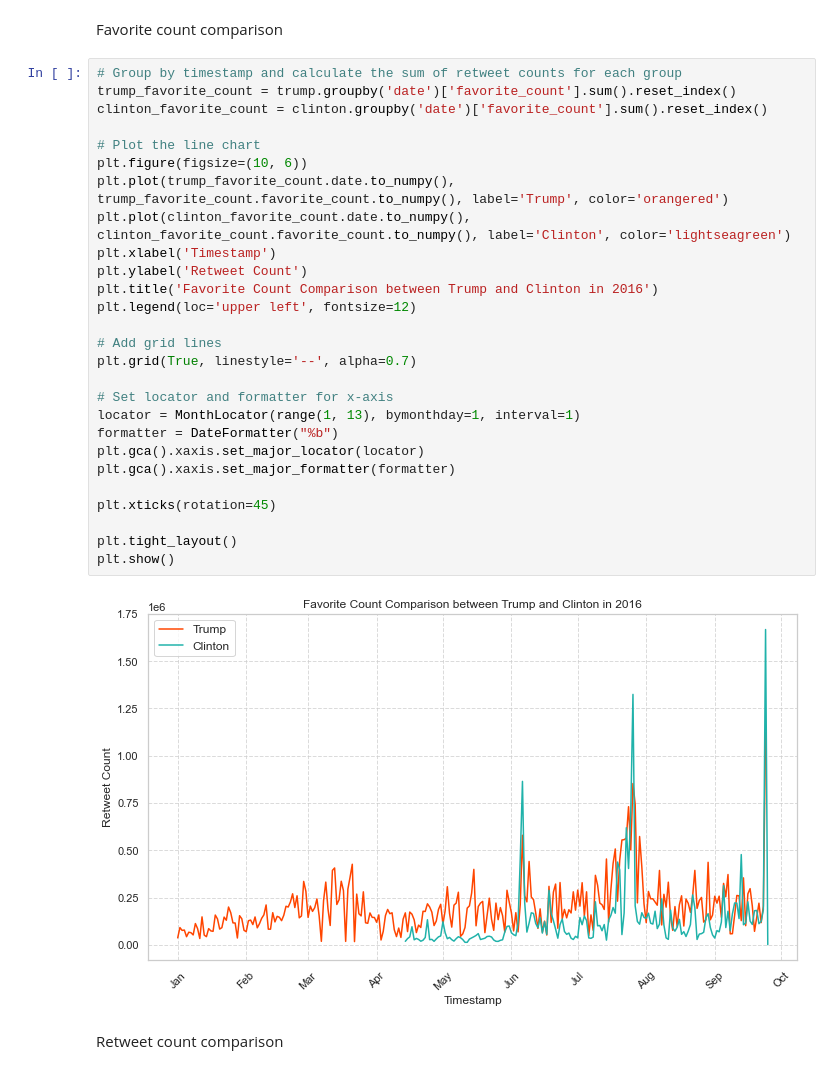
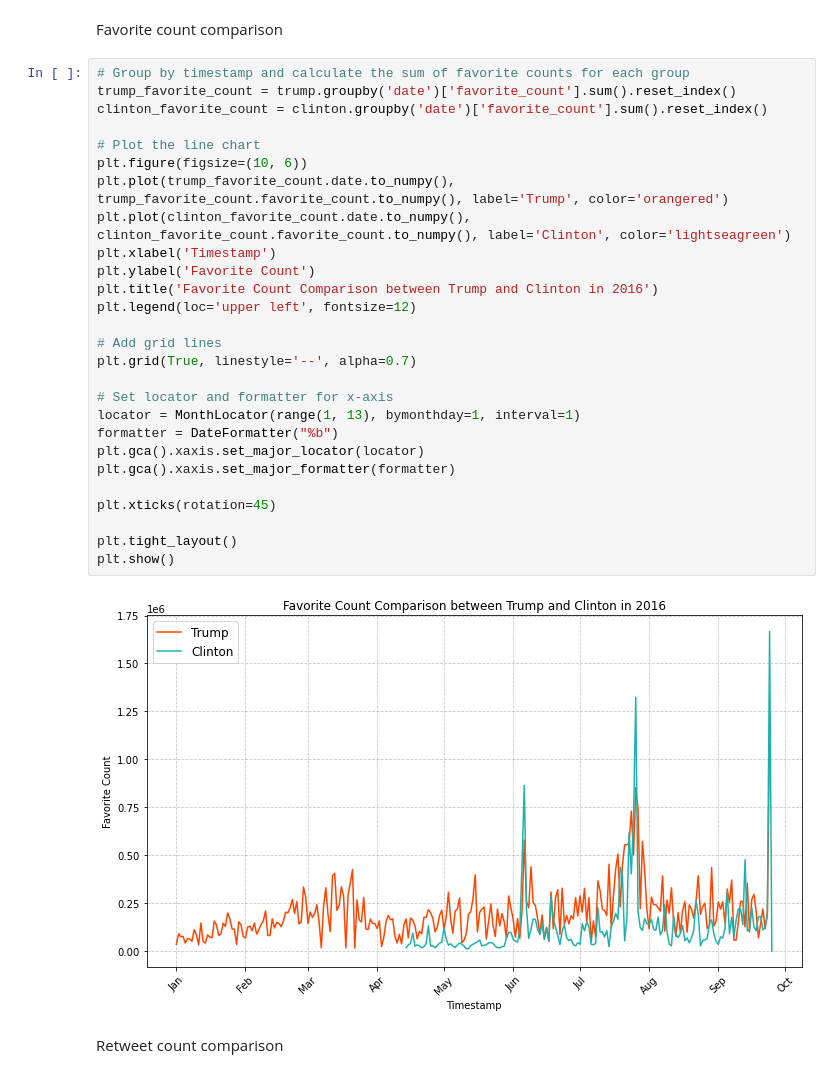
Before and after one commit to yonniechan/Political-marketing-with-data-analytics, a Jupyter notebook: method.ipynb, the cells around one changed output. Drawn from its saved outputs; the diff is of its cells as text.

```diff
--- a/method.ipynb
+++ b/method.ipynb
@@ -251,34 +251,34 @@ plt.show()
 # %% [markdown]
 Favorite count comparison
 # %%
-# Group by timestamp and calculate the sum of retweet counts for each group
+# Group by timestamp and calculate the sum of favorite counts for each group
 trump_favorite_count = trump.groupby('date')['favorite_count'].sum().reset_index()
 clinton_favorite_count = clinton.groupby('date')['favorite_count'].sum().reset_index()
 
 # Plot the line chart
 plt.figure(figsize=(10, 6))
 plt.plot(trump_favorite_count.date.to_numpy(), trump_favorite_count.favorite_count.to_numpy(), label='Trump', color='orangered')
 plt.plot(clinton_favorite_count.date.to_numpy(), clinton_favorite_count.favorite_count.to_numpy(), label='Clinton', color='lightseagreen')
 plt.xlabel('Timestamp')
-plt.ylabel('Retweet Count')
+plt.ylabel('Favorite Count')
 plt.title('Favorite Count Comparison between Trump and Clinton in 2016')
 plt.legend(loc='upper left', fontsize=12)
 
 # Add grid lines
 plt.grid(True, linestyle='--', alpha=0.7)
 
 # Set locator and formatter for x-axis
 locator = MonthLocator(range(1, 13), bymonthday=1, interval=1)
 formatter = DateFormatter("%b")
 plt.gca().xaxis.set_major_locator(locator)
 plt.gca().xaxis.set_major_formatter(formatter)
 
 plt.xticks(rotation=45)
 
 plt.tight_layout()
 plt.show()
 # %% [output]
-[figure, old version]
+[figure, new version]
 # %% [markdown]
 Retweet count comparison
 # %%
```
Also changed, not shown: parts of 10 cells of this notebook.
